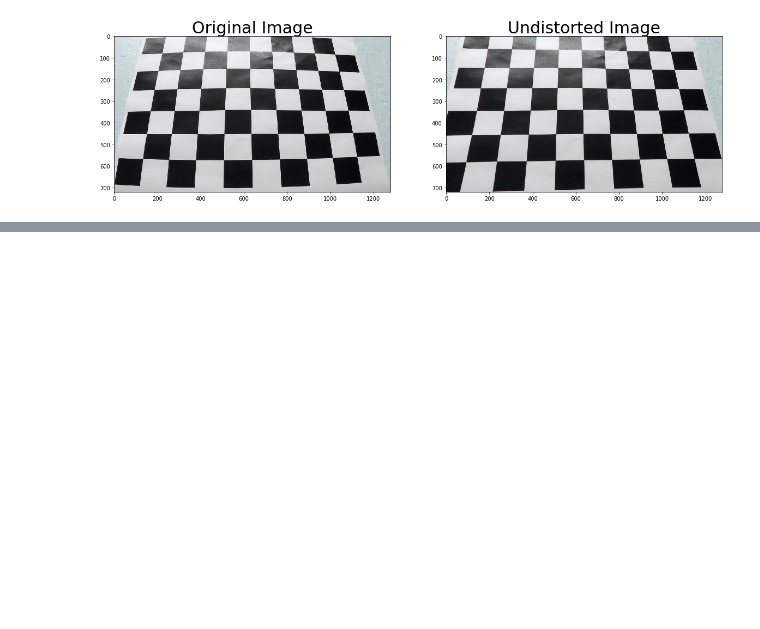
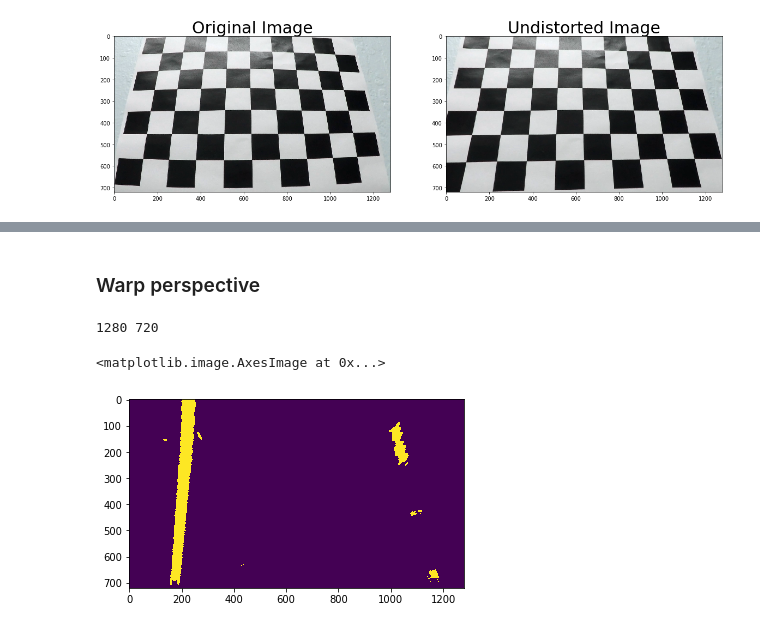
Before and after one commit to gcjyzdd/SDC-P4, a Jupyter notebook: AdvancedLanelineDetection.ipynb, the cells around one changed output, grey strips where cells are left out. Saved outputs shown, nothing was run; the diff lists cells and outputs as text; code cells hidden in the pictures; blank space fills up the shorter version.

Commit message:
Add warp perspective

```diff
--- a/AdvancedLanelineDetection.ipynb
+++ b/AdvancedLanelineDetection.ipynb
@@ -178,0 +223,22 @@ ax2.set_title('Combined Image', fontsize=30)
+# %% [markdown]
+### Warp perspective
+# %%
+
+height = combined_binary.shape[0]
+width = combined_binary.shape[1]
+print(width, height)
+#np.array([[(50,imshape[0]),(500, 480), (800,480), (1200,imshape[0])]], dtype=np.int32)
+
+points_src = np.float32([[50,height],[500, 480], [800,480], [1200,height]])
+points_dst = np.float32([[0,height],[0,0],[width,0],[width,height]])
+
+M = cv2.getPerspectiveTransform(points_src, points_dst)
+# %% [output]
+1280 720
+# %%
+
+warped = cv2.warpPerspective(combined_binary, M, (width, height))
+plt.imshow(warped)
+# %% [output]
+<matplotlib.image.AxesImage at 0x...>
+[figure, added]
```
Also changed, not shown: parts of 4 cells of this notebook, 2 other files.
